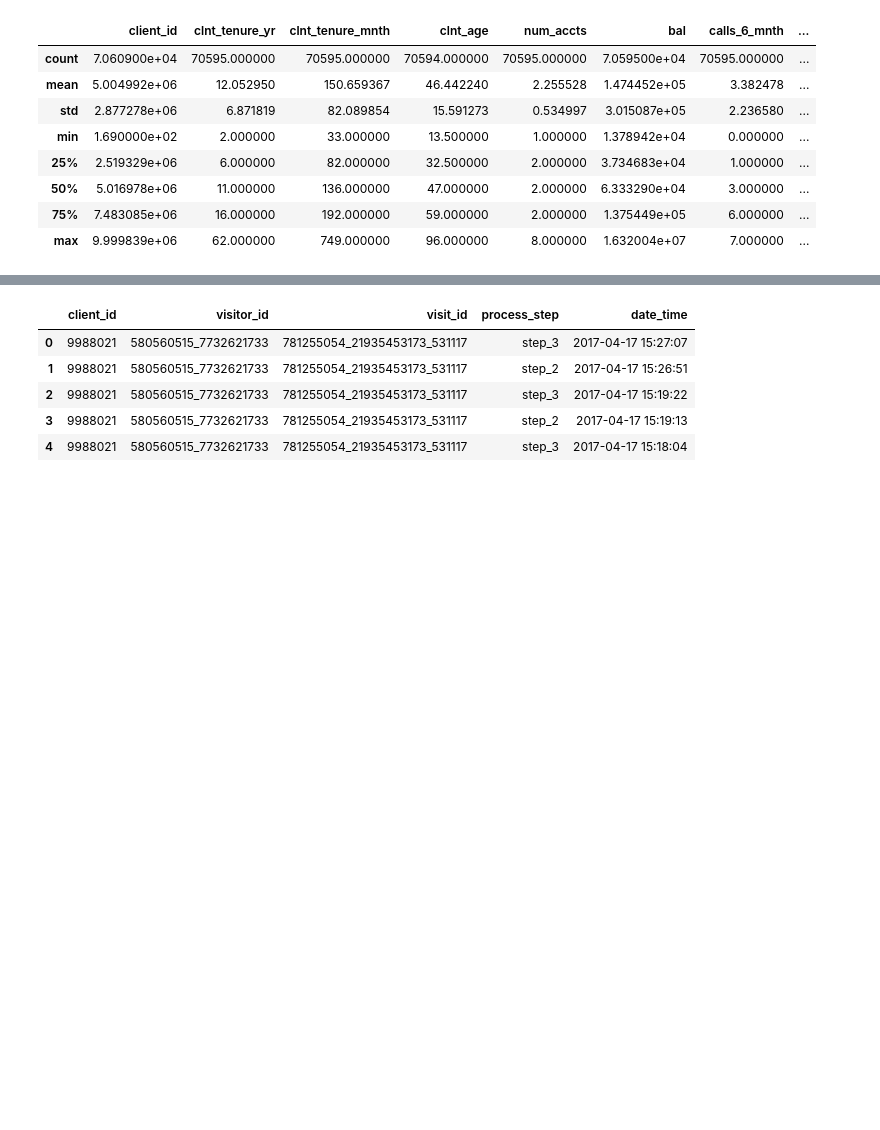
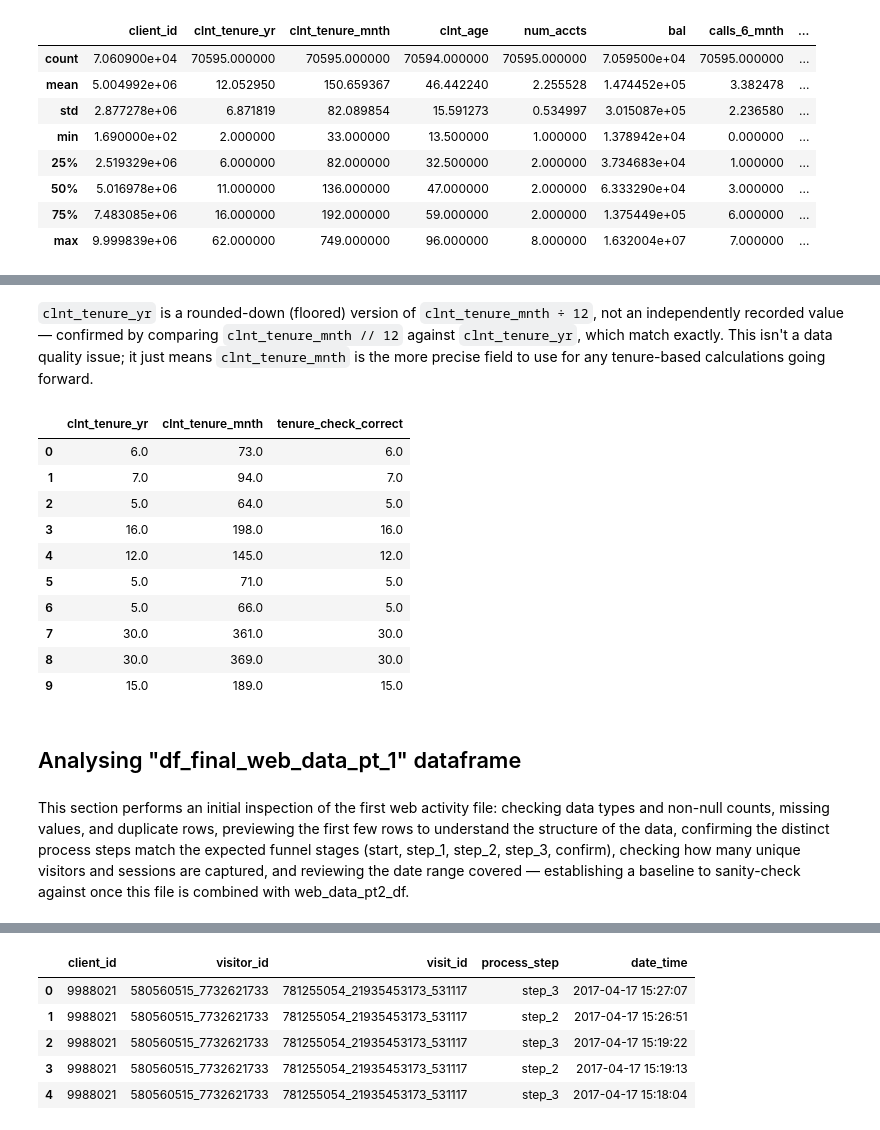
Before and after one commit to winifredpaul/vanguard-ab-test, a Jupyter notebook: Project 2 - EDA.ipynb, the cells around one changed output, grey strips where cells are left out. Cells and saved outputs as stored; diff of their text form; code cells hidden in the pictures; blank space fills up the shorter version.

```diff
--- a/Project 2 - EDA.ipynb
+++ b/Project 2 - EDA.ipynb
@@ -123,0 +147,23 @@ df_final_demo[df_final_demo.isnull().any(axis=1)]
+# %% [markdown]
+`clnt_tenure_yr` is a rounded-down (floored) version of `clnt_tenure_mnth ÷ 12`, not an independently recorded value — confirmed by comparing `clnt_tenure_mnth // 12` against `clnt_tenure_yr`, which match exactly. This isn't a data quality issue; it just means `clnt_tenure_mnth` is the more precise field to use for any tenure-based calculations going forward.
+# %%
+# Check if clnt_tenure_yr = floor(clnt_tenure_mnth / 12)
+clients_demo_df["tenure_check_correct"] = (clients_demo_df["clnt_tenure_mnth"] // 12)
+
+clients_demo_df[["clnt_tenure_yr", "clnt_tenure_mnth", "tenure_check_correct"]].head(10)
+# %% [output]
+|  | clnt_tenure_yr | clnt_tenure_mnth | tenure_check_correct |
+| 0 | 6.0 | 73.0 | 6.0 |
+| 1 | 7.0 | 94.0 | 7.0 |
+| 2 | 5.0 | 64.0 | 5.0 |
+| 3 | 16.0 | 198.0 | 16.0 |
+| 4 | 12.0 | 145.0 | 12.0 |
+| 5 | 5.0 | 71.0 | 5.0 |
+| 6 | 5.0 | 66.0 | 5.0 |
+| 7 | 30.0 | 361.0 | 30.0 |
+| 8 | 30.0 | 369.0 | 30.0 |
+| 9 | 15.0 | 189.0 | 15.0 |
+# %% [markdown]
+## Analysing "df_final_web_data_pt_1" dataframe
+# %% [markdown]
+This section performs an initial inspection of the first web activity file: checking data types and non-null counts, missing values, and duplicate rows, previewing the first few rows to understand the structure of the data, confirming the distinct process steps match the expected funnel stages (start, step_1, step_2, step_3, confirm), checking how many unique visitors and sessions are captured, and reviewing the date range covered — establishing a baseline to sanity-check against once this file is combined with web_data_pt2_df.
```
Also changed, not shown: parts of 86 cells of this notebook.
